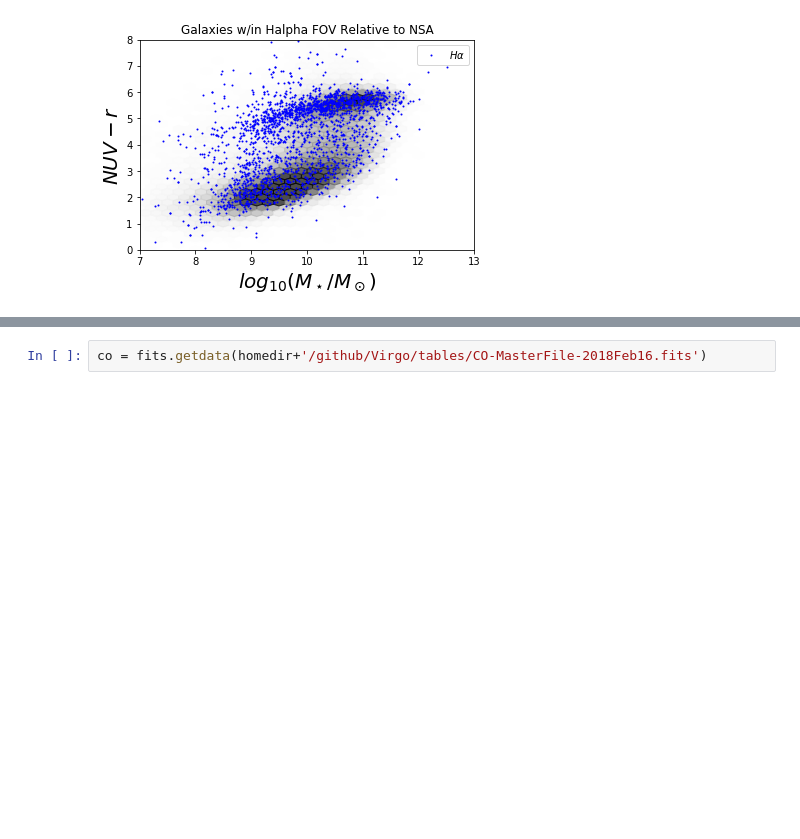
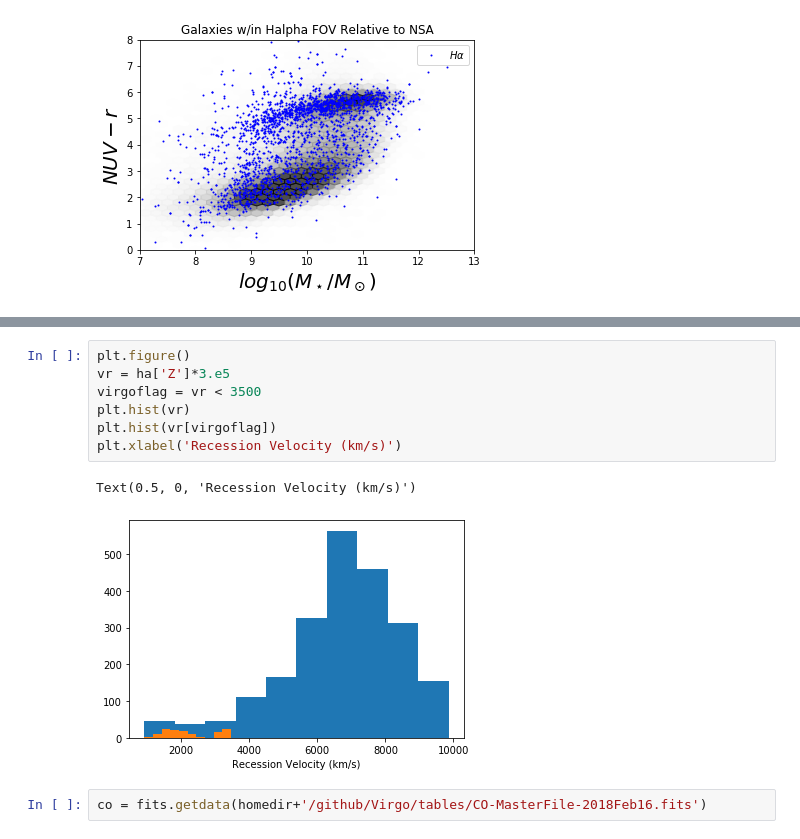
Before and after one commit to rfinn/HalphaImaging, a Jupyter notebook: notebooks/total-number-of-galaxies.ipynb, the cells around one changed output, grey strips where cells are left out. Drawn from its saved outputs; the diff is of its cells as text; blank space fills up the shorter version.

```diff
--- a/notebooks/total-number-of-galaxies.ipynb
+++ b/notebooks/total-number-of-galaxies.ipynb
@@ -119,3 +149,13 @@ plt.savefig(plot_dir+'positions.pdf')
+# %%
+plt.figure()
+vr = ha['Z']*3.e5
+virgoflag = vr < 3500
+plt.hist(vr)
+plt.hist(vr[virgoflag])
+plt.xlabel('Recession Velocity (km/s)')
+# %% [output]
+Text(0.5, 0, 'Recession Velocity (km/s)')
+[figure, added]
 # %%
 co = fits.getdata(homedir+'/github/Virgo/tables/CO-MasterFile-2018Feb16.fits')
 # %% [markdown]
```
Also changed, not shown: parts of 6 cells of this notebook, 3 other files.
